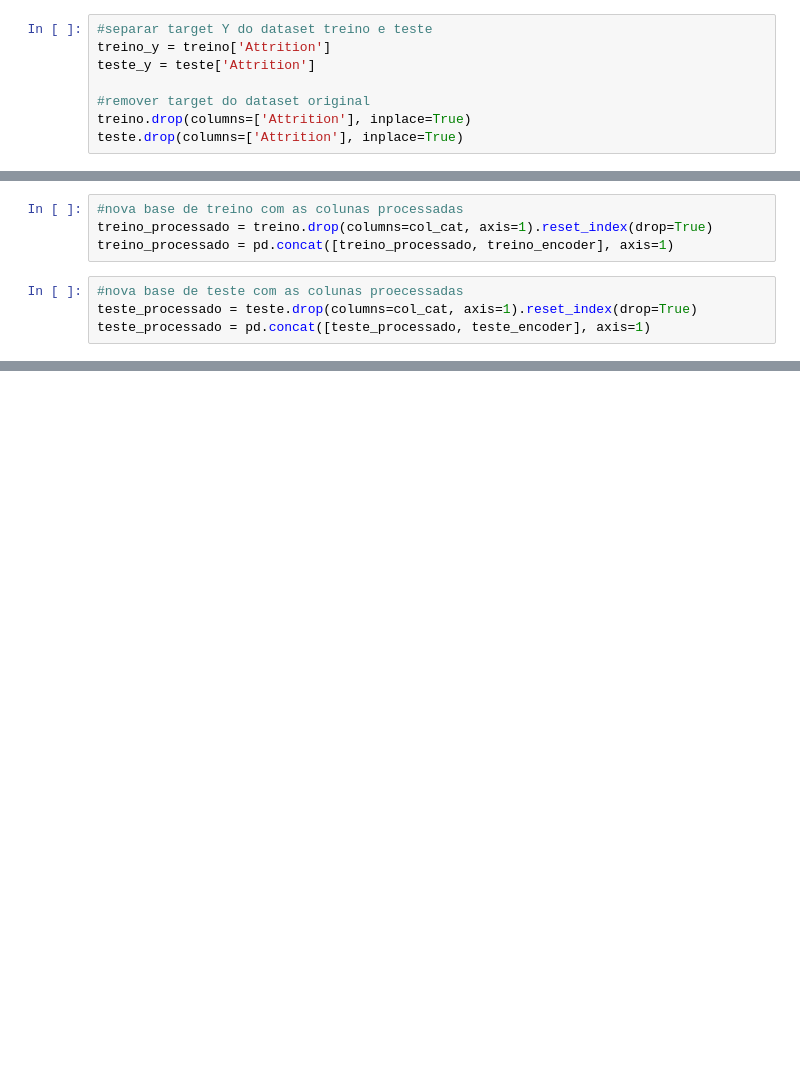
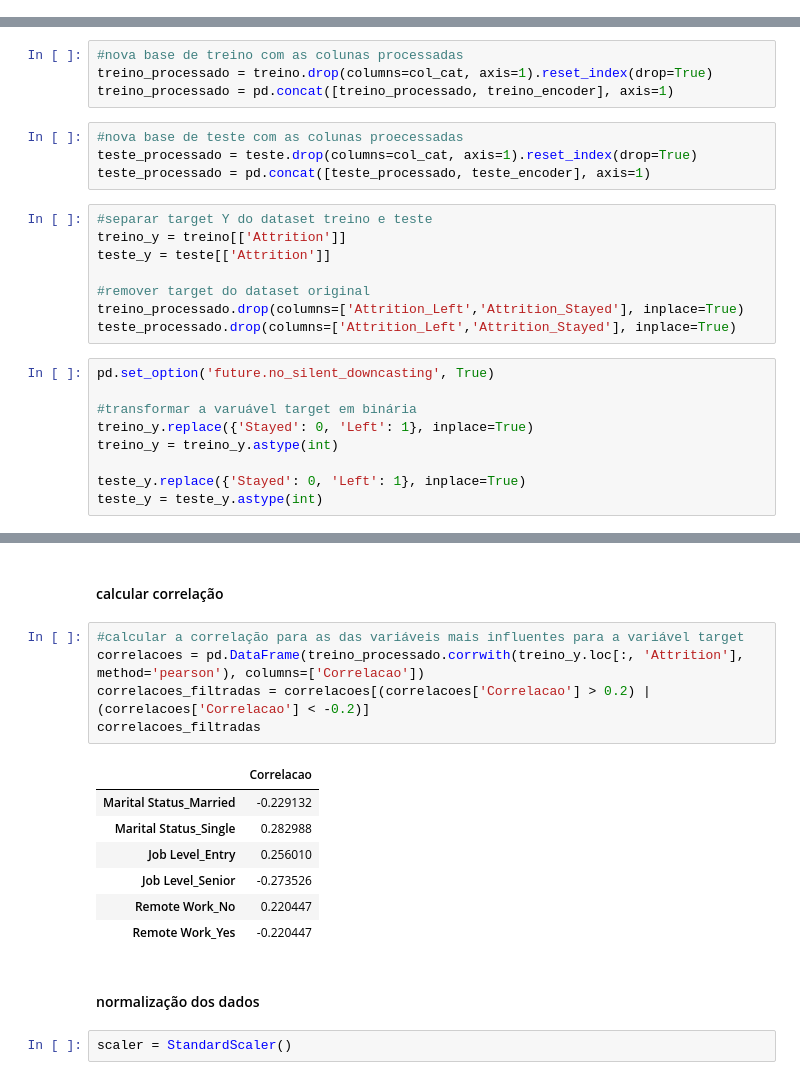
Before and after one commit to marianarrocha/Analise-De-Dados-2025, a Jupyter notebook: Random-forest-Employee-attrition/floresta_aleatoria_projeto_2025.ipynb, the cells around one changed output, grey strips where cells are left out. Saved outputs shown, nothing was run; the diff lists cells and outputs as text; blank space fills up the shorter version.

Commit message:
Atualizando arquivo jupyter e adicionando modelo e scaler em pkl

```diff
--- a/Random-forest-Employee-attrition/floresta_aleatoria_projeto_2025.ipynb
+++ b/Random-forest-Employee-attrition/floresta_aleatoria_projeto_2025.ipynb
@@ -95,8 +246,0 @@ for coluna in outras_colunas:
-# %%
-#separar target Y do dataset treino e teste
-treino_y = treino['Attrition']
-teste_y = teste['Attrition']
-
-#remover target do dataset original
-treino.drop(columns=['Attrition'], inplace=True)
-teste.drop(columns=['Attrition'], inplace=True)
@@ -136,3 +263,20 @@ treino_processado = pd.concat([treino_processado, treino_encoder], axis=1)
 #nova base de teste com as colunas proecessadas
 teste_processado = teste.drop(columns=col_cat, axis=1).reset_index(drop=True)
 teste_processado = pd.concat([teste_processado, teste_encoder], axis=1)
+# %%
+#separar target Y do dataset treino e teste
+treino_y = treino[['Attrition']]
+teste_y = teste[['Attrition']]
+
+#remover target do dataset original
+treino_processado.drop(columns=['Attrition_Left','Attrition_Stayed'], inplace=True)
+teste_processado.drop(columns=['Attrition_Left','Attrition_Stayed'], inplace=True)
+# %%
+pd.set_option('future.no_silent_downcasting', True)
+
+#transformar a varuável target em binária
+treino_y.replace({'Stayed': 0, 'Left': 1}, inplace=True)
+treino_y = treino_y.astype(int)
+
+teste_y.replace({'Stayed': 0, 'Left': 1}, inplace=True)
+teste_y = teste_y.astype(int)
@@ -138,0 +292,19 @@ teste_processado = pd.concat([teste_processado, teste_encoder], axis=1)
+# %% [markdown]
+#### calcular correlação
+# %%
+#calcular a correlação para as das variáveis mais influentes para a variável target
+correlacoes = pd.DataFrame(treino_processado.corrwith(treino_y.loc[:, 'Attrition'], method='pearson'), columns=['Correlacao'])
+correlacoes_filtradas = correlacoes[(correlacoes['Correlacao'] > 0.2) | (correlacoes['Correlacao'] < -0.2)]
+correlacoes_filtradas
+# %% [output]
+|  | Correlacao |
+| Marital Status_Married | -0.229132 |
+| Marital Status_Single | 0.282988 |
+| Job Level_Entry | 0.256010 |
+| Job Level_Senior | -0.273526 |
+| Remote Work_No | 0.220447 |
+| Remote Work_Yes | -0.220447 |
+# %% [markdown]
+#### normalização dos dados
+# %%
+scaler = StandardScaler()
```
Also changed, not shown: parts of 49 cells of this notebook, 1 other file.
